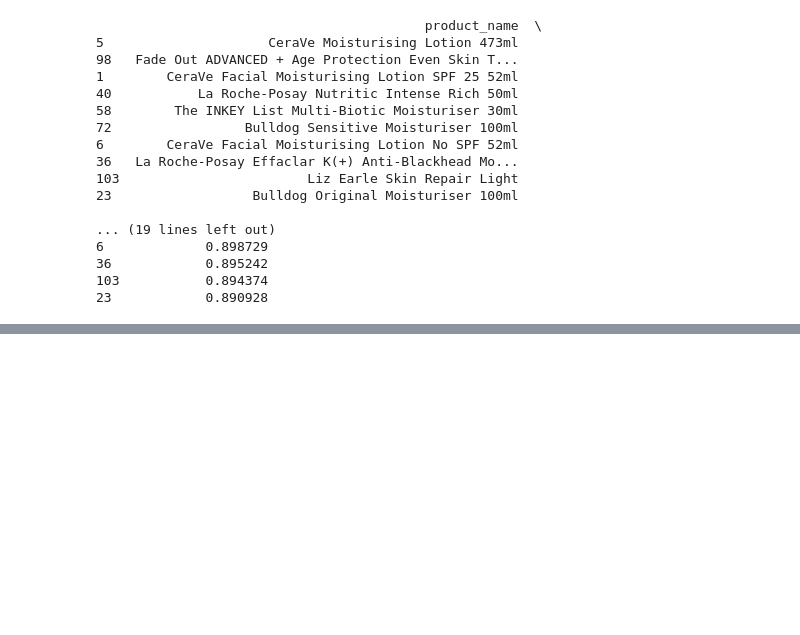
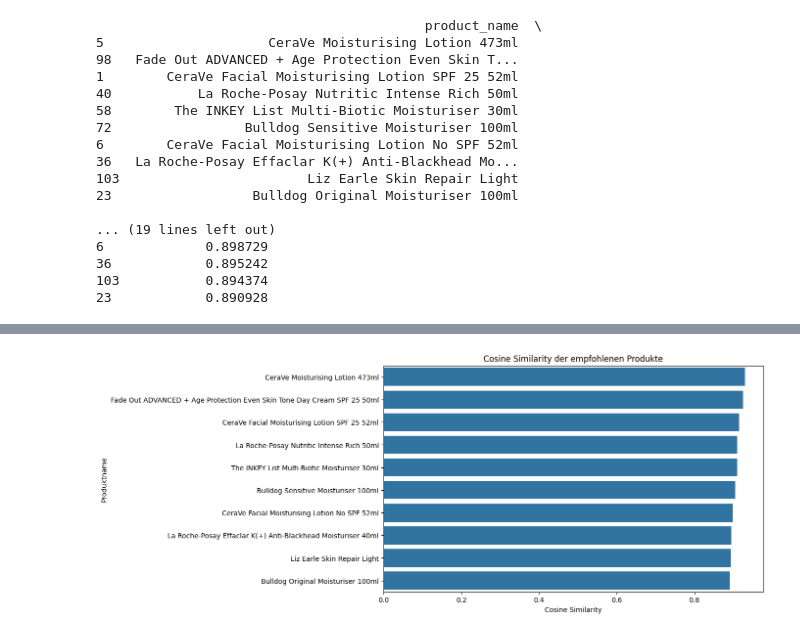
Before and after one commit to goernjosi/Projekt, a Jupyter notebook: vorschlag3.ipynb, the cells around one changed output, grey strips where cells are left out. Drawn from its saved outputs; the diff is of its cells as text; code cells hidden in the pictures; blank space fills up the shorter version.

```diff
--- a/vorschlag3.ipynb
+++ b/vorschlag3.ipynb
@@ -343,7 +343,11 @@ print(enhanced_recommend_products_same_type("The Ordinary Natural Moisturising F
 103           0.894374
 23            0.890928
 # %%
-# Visualisierung der Cosine Similarity der empfohlenen Produkte
+%pip install matplotlib seaborn
+import matplotlib.pyplot as plt
+import seaborn as sns
+
+# Funktion zur Visualisierung der Cosine Similarity der empfohlenen Produkte
 def plot_cosine_similarity(recommended_products):
     plt.figure(figsize=(10, 6))
     sns.barplot(x='cosine_similarity', y='product_name', data=recommended_products)
@@ -352,4 +356,7 @@ def plot_cosine_similarity(recommended_products):
     plt.ylabel('Produktname')
     plt.show()
 
+# Beispielaufruf der Visualisierungsfunktion
+recommended_products = enhanced_recommend_products_same_type("The Ordinary Natural Moisturising Factors + HA 30ml", df, cosine_sim)
 plot_cosine_similarity(recommended_products)
+# %% [output]
@@ -355,0 +382 @@ plot_cosine_similarity(recommended_products)
+[figure, added]
```
Also changed, not shown: parts of 1 cell of this notebook.
